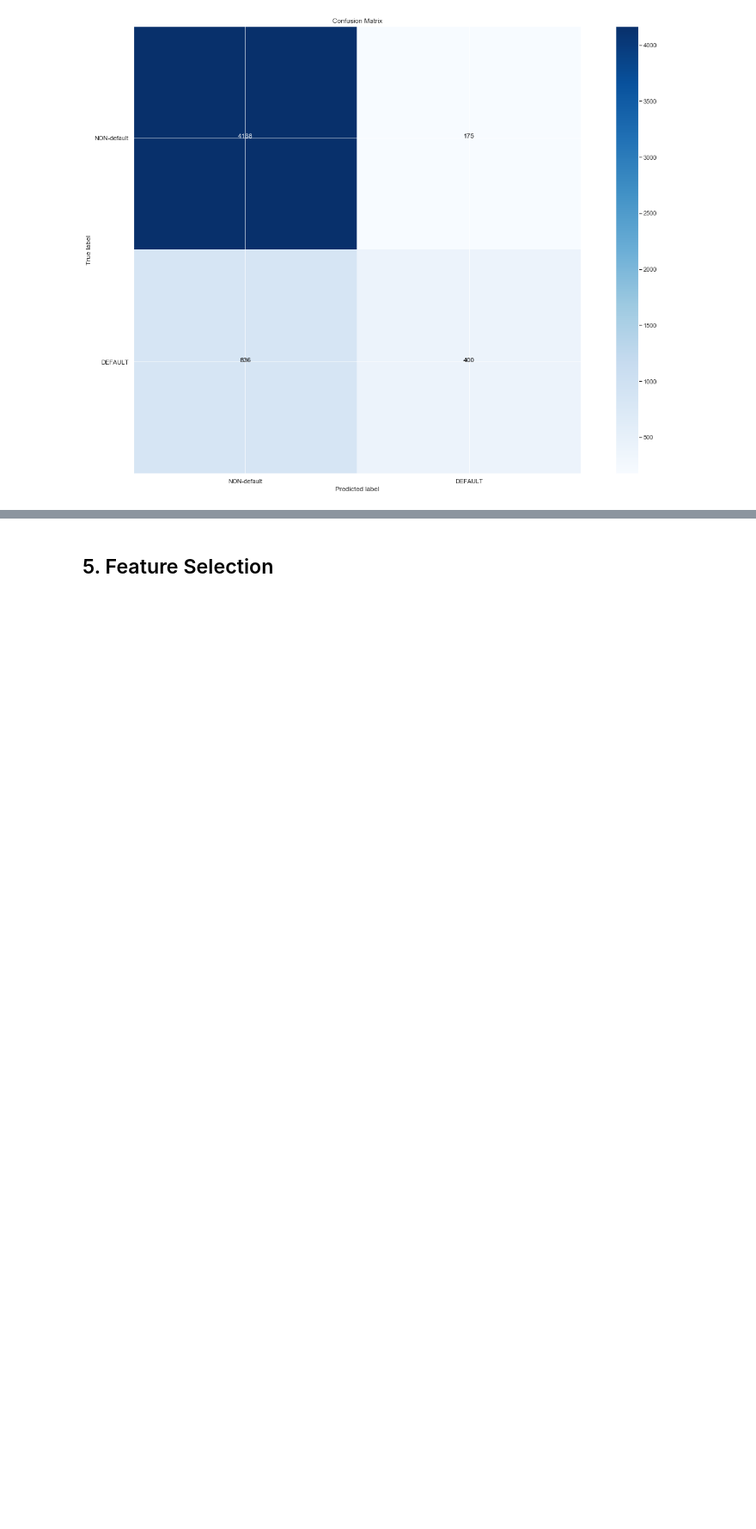
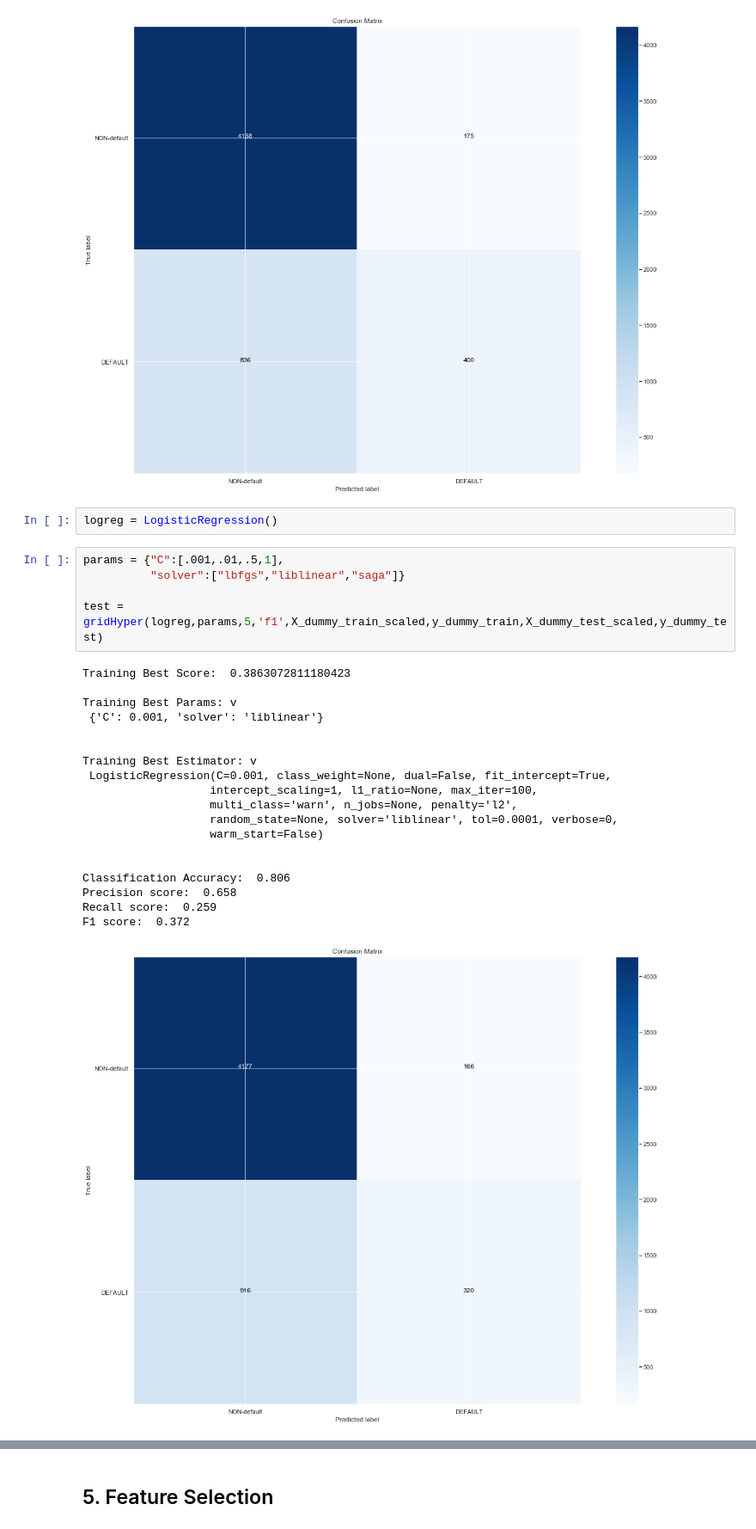
Before and after one commit to jmcneilkeller/Taiwanese_Credit_Card_Defaul, a Jupyter notebook: Taiwan_Repaired.ipynb, the cells around one changed output, grey strips where cells are left out. Shown at 86% size. Cells and saved outputs as stored; diff of their text form; blank space fills up the shorter version.

```diff
--- a/Taiwan_Repaired.ipynb
+++ b/Taiwan_Repaired.ipynb
@@ -726,4 +731,31 @@ Precision score:  0.696
 Recall score:  0.324
 F1 score:  0.442
 [figure]
+# %%
+logreg = LogisticRegression()
+# %%
+params = {"C":[.001,.01,.5,1],
+          "solver":["lbfgs","liblinear","saga"]}
+
+test = gridHyper(logreg,params,5,'f1',X_dummy_train_scaled,y_dummy_train,X_dummy_test_scaled,y_dummy_test)
+# %% [output]
+Training Best Score:  0.3863072811180423
+
+Training Best Params: v
+ {'C': 0.001, 'solver': 'liblinear'}
+
+
+Training Best Estimator: v
+ LogisticRegression(C=0.001, class_weight=None, dual=False, fit_intercept=True,
+                   intercept_scaling=1, l1_ratio=None, max_iter=100,
+                   multi_class='warn', n_jobs=None, penalty='l2',
+                   random_state=None, solver='liblinear', tol=0.0001, verbose=0,
+                   warm_start=False)
+
+
+Classification Accuracy:  0.806
+Precision score:  0.658
+Recall score:  0.259
+F1 score:  0.372
+[figure, added]
 # %%
```
Also changed, not shown: parts of 4 cells of this notebook.
